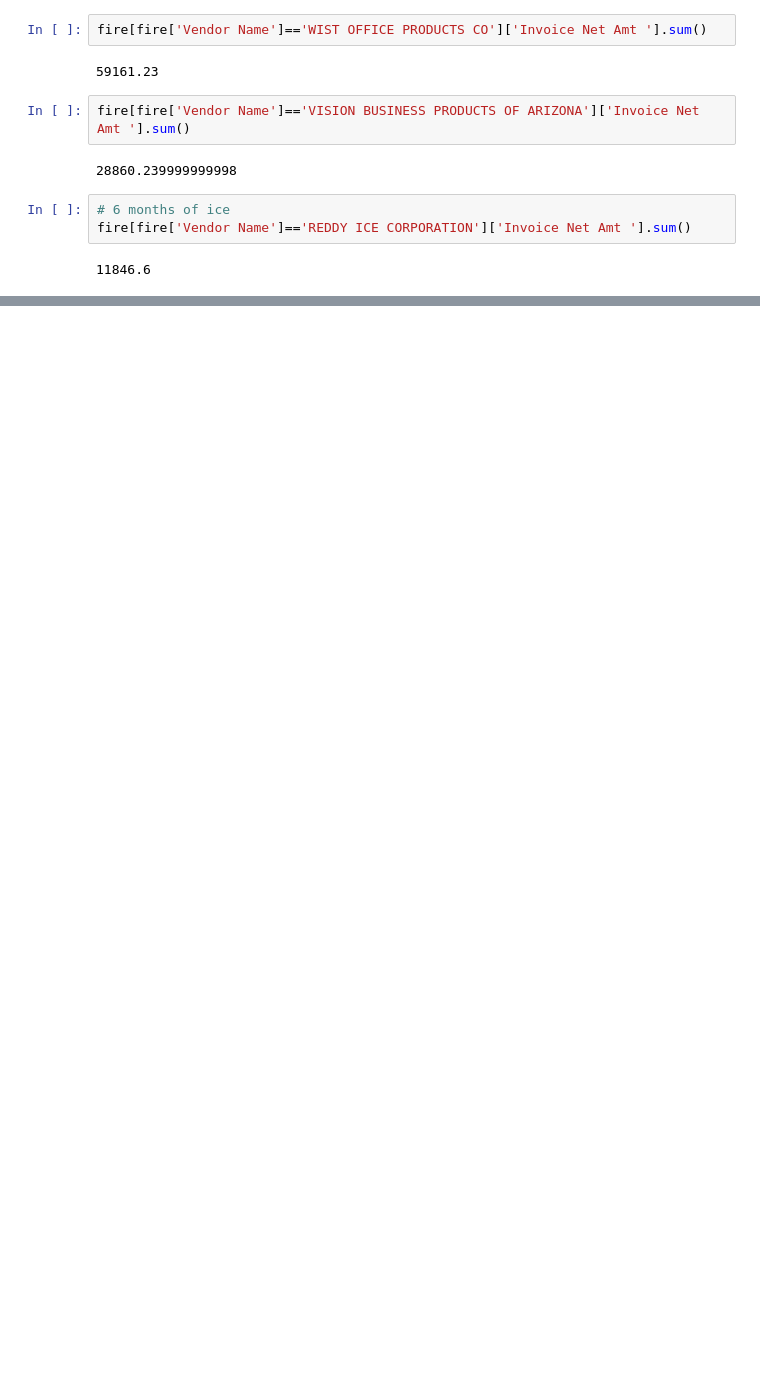
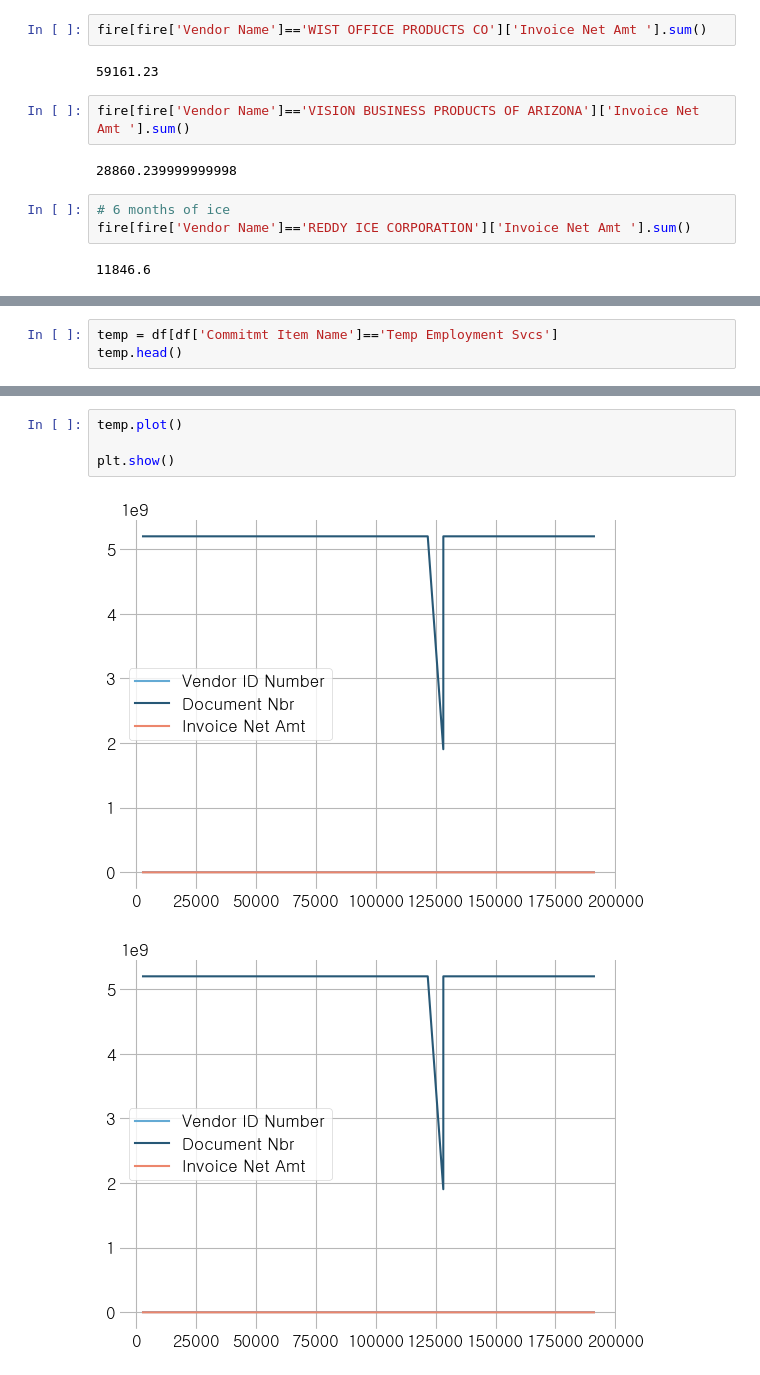
Before and after one commit to vpenney/data-studio, a Jupyter notebook: code/07-phoenix-vendors/Phoenix vendor payments.ipynb, the cells around one changed output, grey strips where cells are left out. Saved outputs shown, nothing was run; the diff lists cells and outputs as text; blank space fills up the shorter version.

```diff
--- a/code/07-phoenix-vendors/Phoenix vendor payments.ipynb
+++ b/code/07-phoenix-vendors/Phoenix vendor payments.ipynb
@@ -420,0 +410,3 @@ fire[fire['Vendor Name']=='REDDY ICE CORPORATION']['Invoice Net Amt '].sum()
+# %%
+temp = df[df['Commitmt Item Name']=='Temp Employment Svcs']
+temp.head()
@@ -420,0 +420,7 @@ fire[fire['Vendor Name']=='REDDY ICE CORPORATION']['Invoice Net Amt '].sum()
+# %%
+temp.plot()
+
+plt.show()
+# %% [output]
+[figure, added]
+[figure, added]
```
Also changed, not shown: parts of 20 cells of this notebook.
